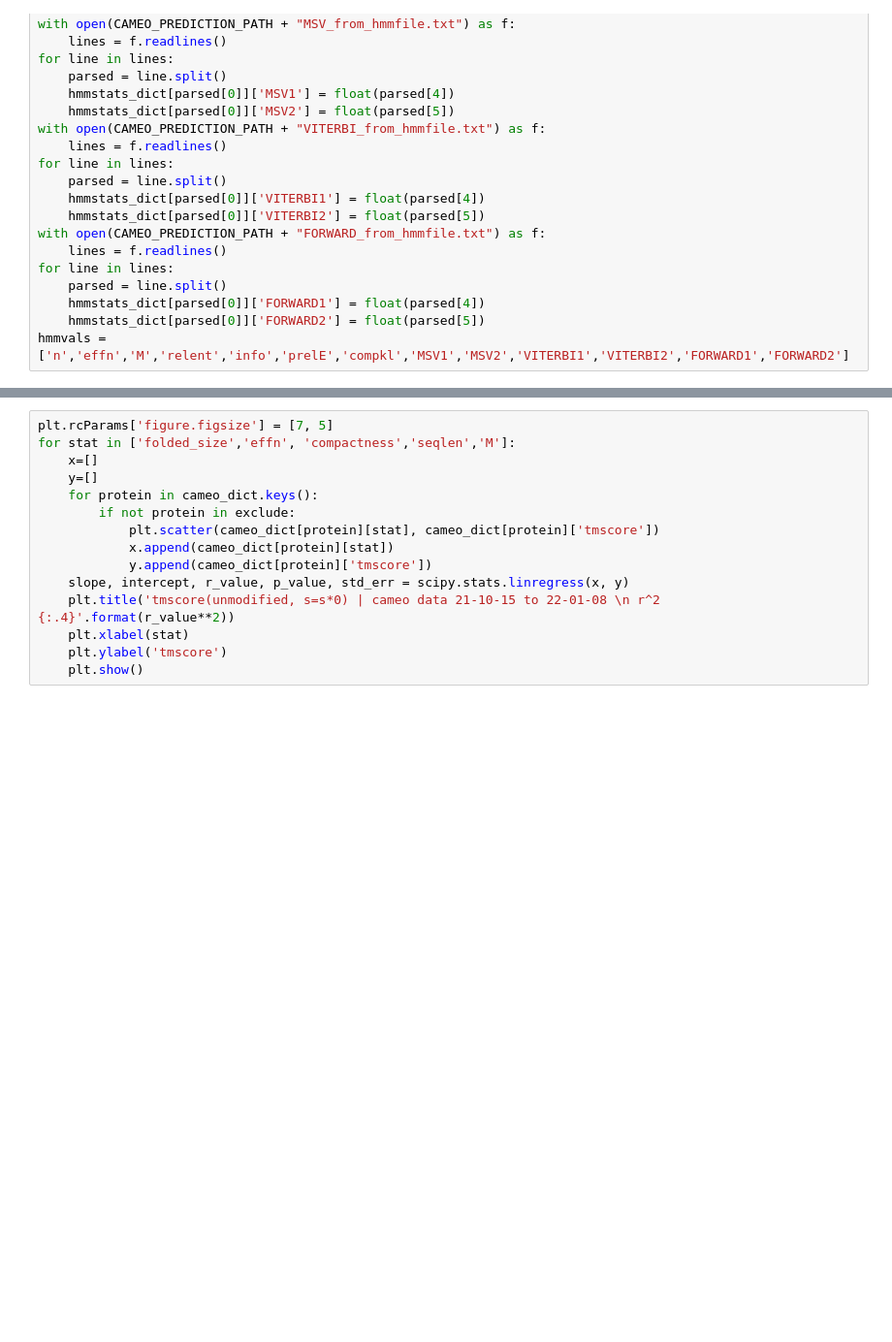
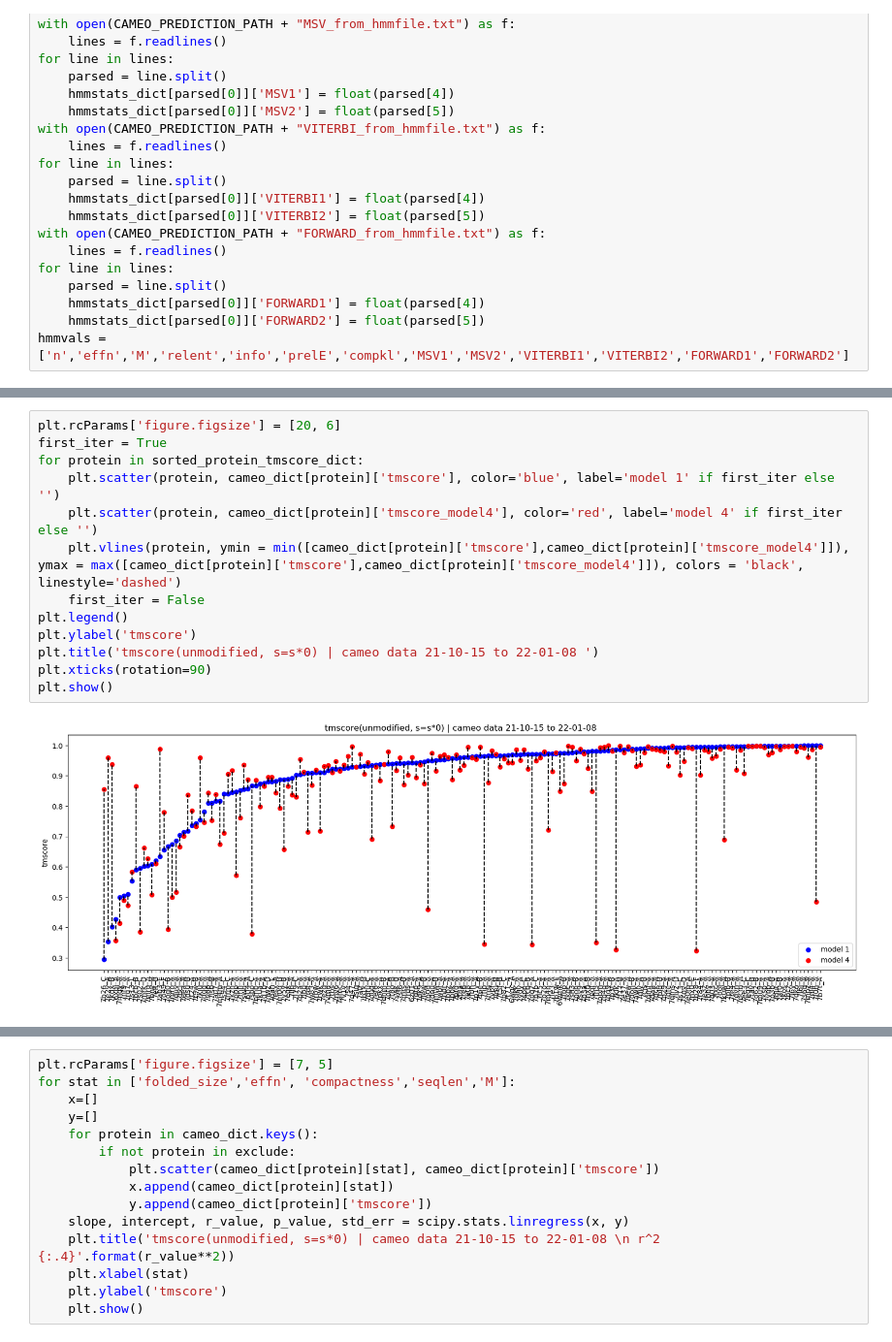
Before and after one commit to MichaelTrumbull/openfold-mt, a Jupyter notebook: personal-nbs/cameo_data_s0.ipynb, the cells around one changed output, grey strips where cells are left out. Shown at 97% size. Saved outputs shown, nothing was run; the diff lists cells and outputs as text; blank space fills up the shorter version.

```diff
--- a/personal-nbs/cameo_data_s0.ipynb
+++ b/personal-nbs/cameo_data_s0.ipynb
@@ -163,0 +175,15 @@ protein ['n', 'effn', 'M', 'relent', 'info', 'prelE', 'compkl', 'MSV1', 'MSV2',
+# %%
+plt.rcParams['figure.figsize'] = [20, 6]
+first_iter = True
+for protein in sorted_protein_tmscore_dict:
+    plt.scatter(protein, cameo_dict[protein]['tmscore'], color='blue', label='model 1' if first_iter else '')
+    plt.scatter(protein, cameo_dict[protein]['tmscore_model4'], color='red', label='model 4' if first_iter else '')
+    plt.vlines(protein, ymin = min([cameo_dict[protein]['tmscore'],cameo_dict[protein]['tmscore_model4']]), ymax = max([cameo_dict[protein]['tmscore'],cameo_dict[protein]['tmscore_model4']]), colors = 'black', linestyle='dashed')
+    first_iter = False
+plt.legend()
+plt.ylabel('tmscore')
+plt.title('tmscore(unmodified, s=s*0) | cameo data 21-10-15 to 22-01-08 ')
+plt.xticks(rotation=90)
+plt.show()
+# %% [output]
+[figure, added]
```
Also changed, not shown: parts of 19 cells of this notebook.
